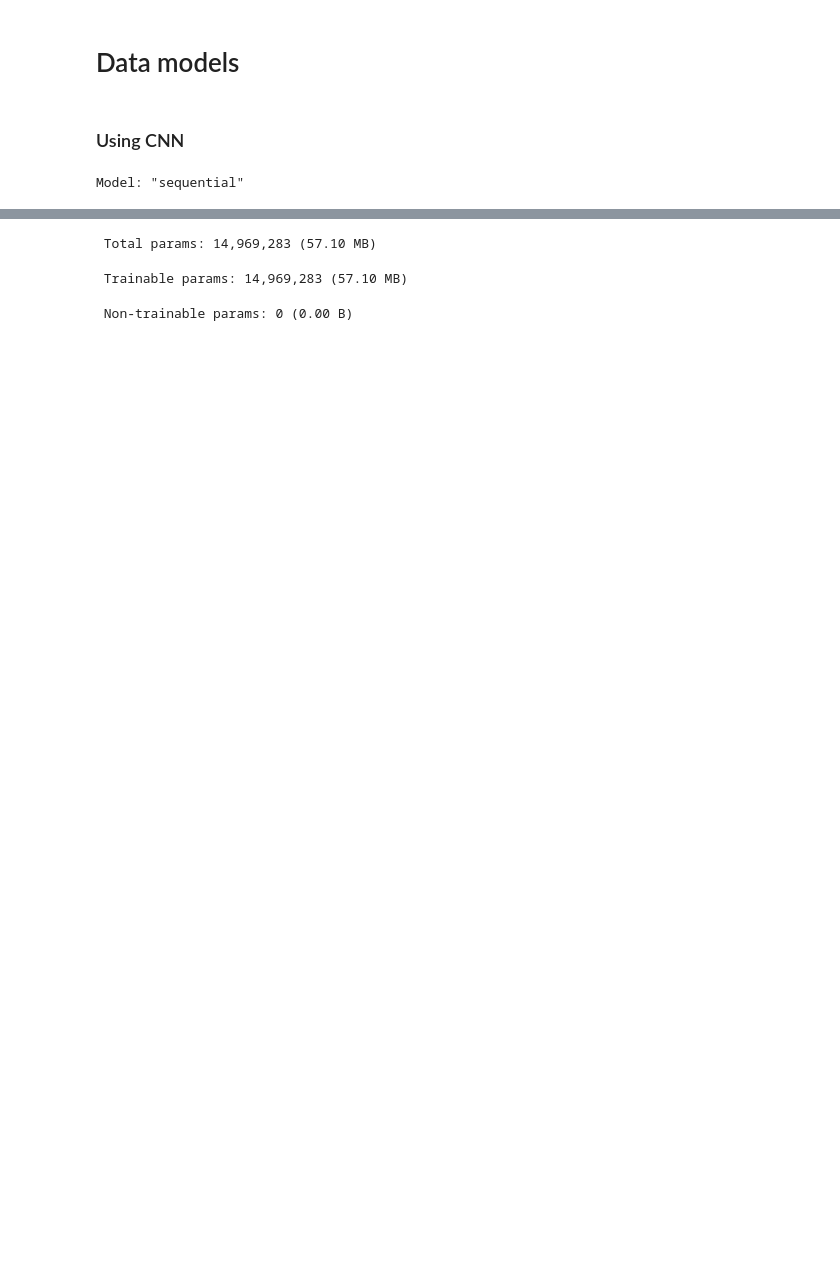
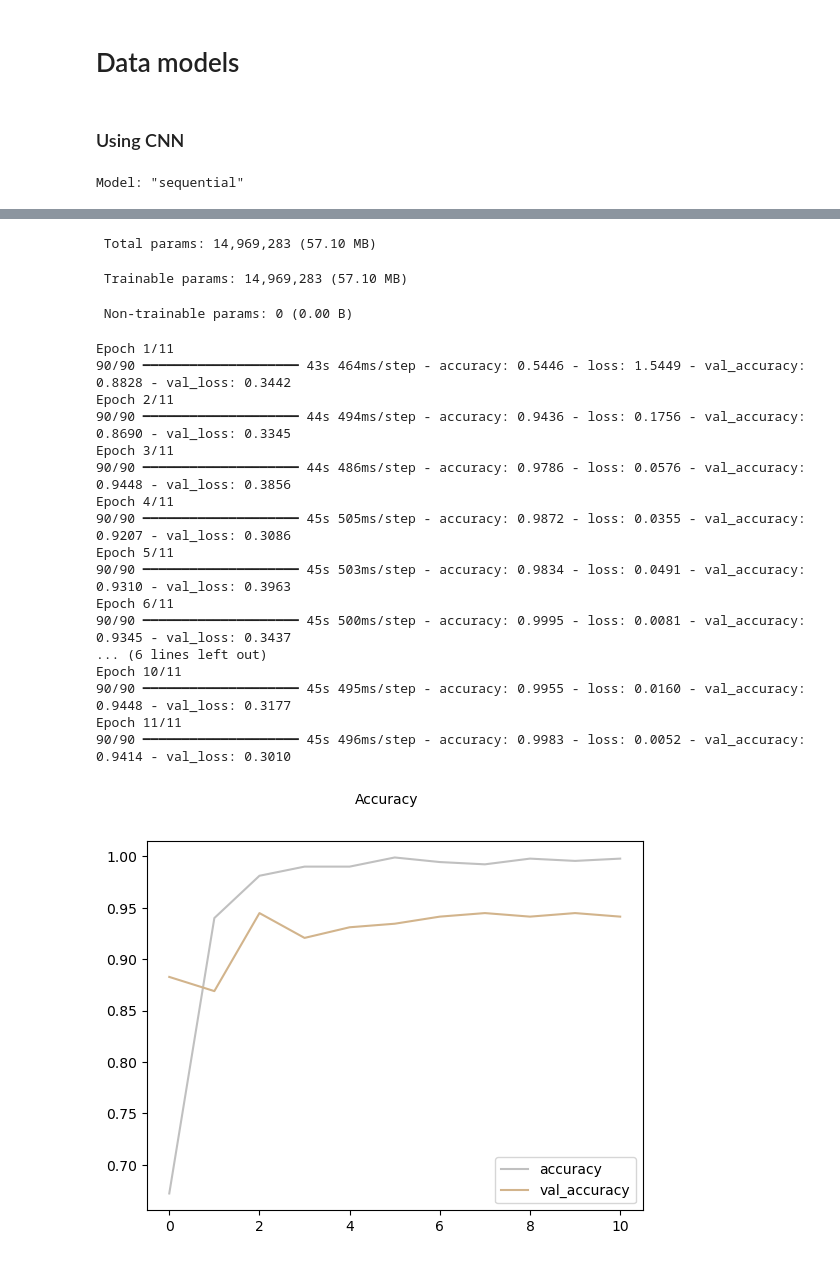
Before and after one commit to Ivansanjaya11/lung_cancer, a Jupyter notebook: cancer_model.ipynb, the cells around one changed output, grey strips where cells are left out. Drawn from its saved outputs; the diff is of its cells as text; code cells hidden in the pictures; blank space fills up the shorter version.

Commit message:
added hyperparameter tuning + model evaluation

```diff
--- a/cancer_model.ipynb
+++ b/cancer_model.ipynb
@@ -93,8 +96,8 @@ for category in categories:
             image_sizes_in_one_category[str(height) + " x " + str(width)] += 1
         else:
             image_sizes_in_one_category[str(height) + " x " + str(width)] = 1
-    plt.imshow(cv2.imread(image_file_path, is_grayscale))
-    plt.show()
+    #plt.imshow(cv2.imread(image_file_path, is_grayscale))
+    #plt.show()
     size_data[category] = image_sizes_in_one_category
 size_data_df = pd.DataFrame(size_data)
 print(size_data)
@@ -305,39 +264,91 @@ def all_evaluation(y_test_labels, y_pred_labels):
 # %% [markdown]
 ### Using CNN
 # %%
-model_cnn = Sequential()
-model_cnn.add(Conv2D(128, (3, 3), activation="relu", input_shape=x_train.shape[1:]))
-model_cnn.add(MaxPooling2D(2, 2))
-model_cnn.add(Conv2D(128, (3, 3), 1, activation="relu"))
-model_cnn.add(MaxPooling2D(2, 2))
-model_cnn.add(Conv2D(64, (3, 3), 1, activation="relu"))
-model_cnn.add(MaxPooling2D(2, 2))
-model_cnn.add(Flatten())
-model_cnn.add(Dropout(0.2))
-model_cnn.add(Dense(256, activation='relu'))
-model_cnn.add(Dense(3, activation='softmax'))
+%%time
 
-model_cnn.compile(optimizer="adam", loss=tf.keras.losses.CategoricalCrossentropy(), metrics=["accuracy"])
+# cnn model
+def build_model_cnn(optimizer="adam", dropout_rate=0.2):
+    model = Sequential()
+    model.add(Conv2D(128, (3, 3), activation="relu", input_shape=(x_train_smt.shape[1:])))
+    model.add(MaxPooling2D(2, 2))
+    model.add(Conv2D(128, (3, 3), activation="relu"))
+    model.add(MaxPooling2D(2, 2))
+    model.add(Conv2D(64, (3, 3), activation="relu"))
+    model.add(MaxPooling2D(2, 2))
+    model.add(Flatten())
+    model.add(Dropout(dropout_rate))
+    model.add(Dense(256, activation='relu'))
+    model.add(Dense(3, activation='softmax'))
+
+    model.compile(optimizer=optimizer,
+                  loss=tf.keras.losses.CategoricalCrossentropy(),
+                  metrics=["accuracy"])
+    return model
+
+model_cnn = build_model_cnn()
 model_cnn.summary()
+
+# model fitting
+history_cnn = model_cnn.fit(x_train_smt, y_train_smt, batch_size = 10, epochs = 11, validation_data = (x_val, y_val), callbacks=[tensorboard_callback])
+
+# show graphs of accuracy and loss
+fig = plt.figure()
+plt.plot(history_cnn.history['accuracy'], color='silver', label='accuracy')
+plt.plot(history_cnn.history['val_accuracy'], color='tan', label='val_accuracy')
+fig.suptitle('Accuracy', fontsize=10)
+plt.legend(loc="lower right")
+plt.show()
+
+fig = plt.figure()
+plt.plot(history_cnn.history['loss'], color='silver', label='loss')
+plt.plot(history_cnn.history['val_loss'], color='tan', label='val_loss')
+fig.suptitle('Loss', fontsize=10)
+plt.legend(loc="upper right")
+plt.show()
+
+y_pred = model_cnn.predict(x_test)
+
+y_pred_labels = np.argmax(y_pred, axis=1)
+y_test_labels = np.argmax(y_test, axis=1)
+
+all_evaluation(y_test_labels, y_pred_labels)
 # %% [output]
 Model: "sequential"
 ┏━━━━━━━━━━━━━━━━━━━━━━━━━━━━━━━━━┳━━━━━━━━━━━━━━━━━━━━━━━━┳━━━━━━━━━━━━━━━┓
 ┃ Layer (type)                    ┃ Output Shape           ┃       Param # ┃
 ┡━━━━━━━━━━━━━━━━━━━━━━━━━━━━━━━━━╇━━━━━━━━━━━━━━━━━━━━━━━━╇━━━━━━━━━━━━━━━┩
 │ conv2d (Conv2D)                 │ (None, 254, 254, 128)  │         1,280 │
 ├─────────────────────────────────┼────────────────────────┼───────────────┤
 │ max_pooling2d (MaxPooling2D)    │ (None, 127, 127, 128)  │             0 │
 ├─────────────────────────────────┼────────────────────────┼───────────────┤
 │ conv2d_1 (Conv2D)               │ (None, 125, 125, 128)  │       147,584 │
 ├─────────────────────────────────┼────────────────────────┼───────────────┤
 │ max_pooling2d_1 (MaxPooling2D)  │ (None, 62, 62, 128)    │             0 │
 ├─────────────────────────────────┼────────────────────────┼───────────────┤
 │ conv2d_2 (Conv2D)               │ (None, 60, 60, 64)     │        73,792 │
 ... (7 lines left out)
 │ dense (Dense)                   │ (None, 256)            │    14,745,856 │
 ├─────────────────────────────────┼────────────────────────┼───────────────┤
 │ dense_1 (Dense)                 │ (None, 3)              │           771 │
 └─────────────────────────────────┴────────────────────────┴───────────────┘
  Total params: 14,969,283 (57.10 MB)
  Trainable params: 14,969,283 (57.10 MB)
  Non-trainable params: 0 (0.00 B)
+Epoch 1/11
+90/90 ━━━━━━━━━━━━━━━━━━━━ 43s 464ms/step - accuracy: 0.5446 - loss: 1.5449 - val_accuracy: 0.8828 - val_loss: 0.3442
+Epoch 2/11
+90/90 ━━━━━━━━━━━━━━━━━━━━ 44s 494ms/step - accuracy: 0.9436 - loss: 0.1756 - val_accuracy: 0.8690 - val_loss: 0.3345
+Epoch 3/11
+90/90 ━━━━━━━━━━━━━━━━━━━━ 44s 486ms/step - accuracy: 0.9786 - loss: 0.0576 - val_accuracy: 0.9448 - val_loss: 0.3856
+Epoch 4/11
+90/90 ━━━━━━━━━━━━━━━━━━━━ 45s 505ms/step - accuracy: 0.9872 - loss: 0.0355 - val_accuracy: 0.9207 - val_loss: 0.3086
+Epoch 5/11
+90/90 ━━━━━━━━━━━━━━━━━━━━ 45s 503ms/step - accuracy: 0.9834 - loss: 0.0491 - val_accuracy: 0.9310 - val_loss: 0.3963
+Epoch 6/11
+90/90 ━━━━━━━━━━━━━━━━━━━━ 45s 500ms/step - accuracy: 0.9995 - loss: 0.0081 - val_accuracy: 0.9345 - val_loss: 0.3437
+... (6 lines left out)
+Epoch 10/11
+90/90 ━━━━━━━━━━━━━━━━━━━━ 45s 495ms/step - accuracy: 0.9955 - loss: 0.0160 - val_accuracy: 0.9448 - val_loss: 0.3177
+Epoch 11/11
+90/90 ━━━━━━━━━━━━━━━━━━━━ 45s 496ms/step - accuracy: 0.9983 - loss: 0.0052 - val_accuracy: 0.9414 - val_loss: 0.3010
+[figure, added]
```
Also changed, not shown: parts of 24 cells of this notebook, 15 other files.
